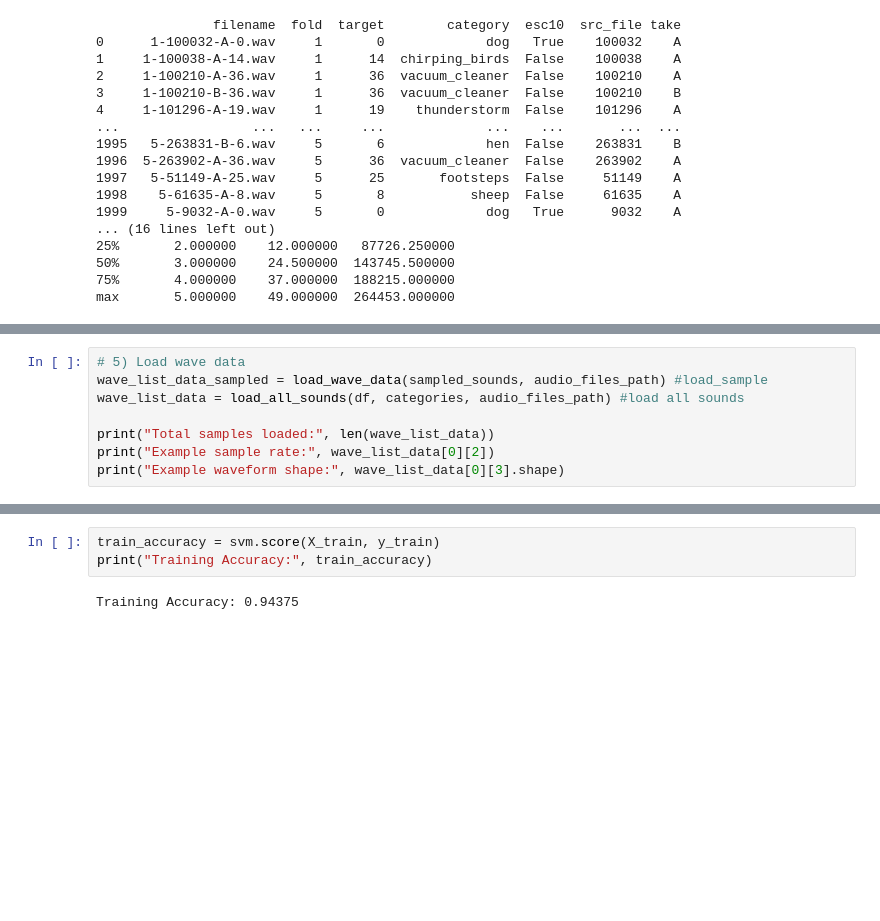
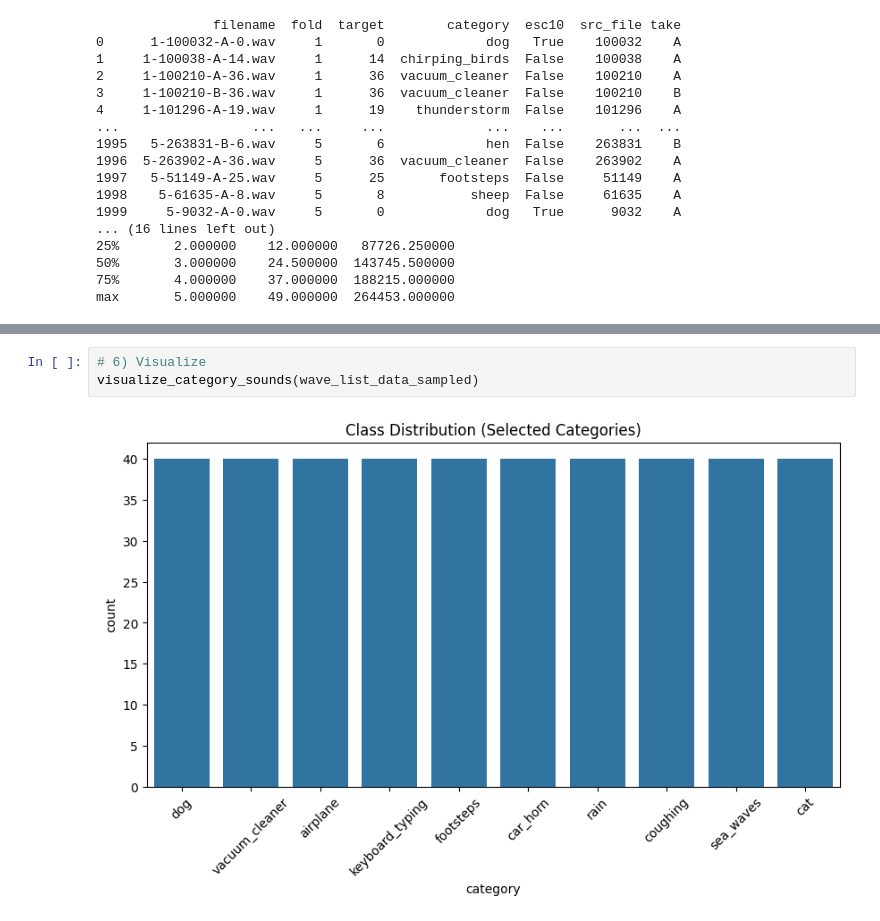
Before and after one commit to soheilbh/aed-challange, a Jupyter notebook: main.ipynb, the cells around one changed output, grey strips where cells are left out. Saved outputs shown, nothing was run; the diff lists cells and outputs as text; blank space fills up the shorter version.

```diff
--- a/main.ipynb
+++ b/main.ipynb
@@ -150,8 +39,0 @@ Category: Exterior/urban noises, Sampled Classes: {'helicopter', 'siren'}
-# %%
-# 5) Load wave data
-wave_list_data_sampled = load_wave_data(sampled_sounds, audio_files_path) #load_sample
-wave_list_data = load_all_sounds(df, categories, audio_files_path) #load all sounds
-
-print("Total samples loaded:", len(wave_list_data))
-print("Example sample rate:", wave_list_data[0][2])
-print("Example waveform shape:", wave_list_data[0][3].shape)
@@ -855,5 +40,5 @@ Accuracy on the test set: 0.85
-# %%
-train_accuracy = svm.score(X_train, y_train)
-print("Training Accuracy:", train_accuracy)
-# %% [output]
-Training Accuracy: 0.94375
+# %%
+# 6) Visualize
+visualize_category_sounds(wave_list_data_sampled)
+# %% [output]
+[figure, added]
```
Also changed, not shown: parts of 49 cells of this notebook, 1 other file.
